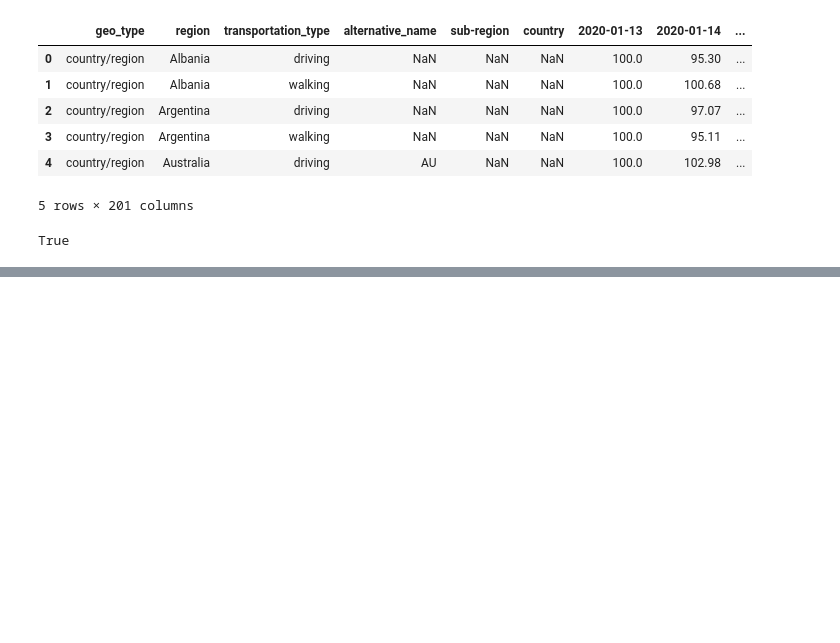
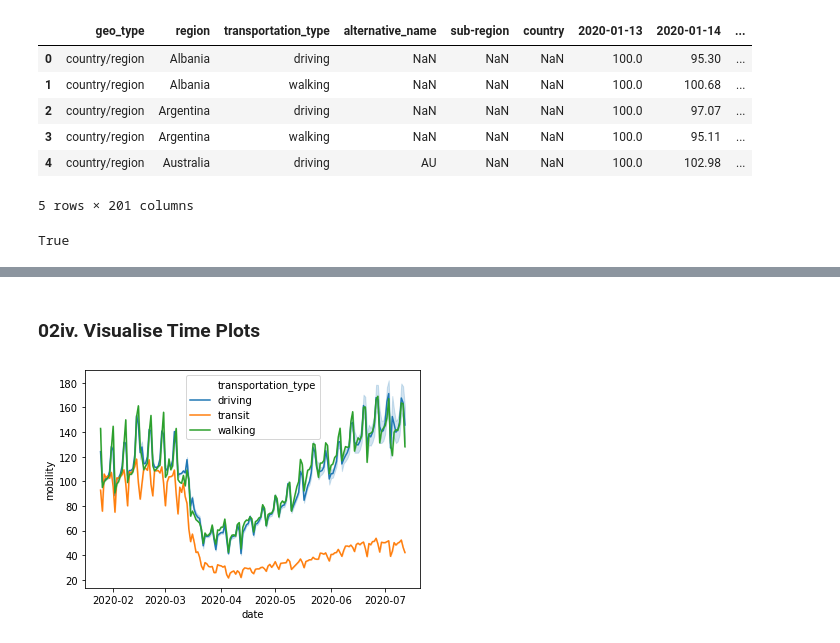
Before and after one commit to pillowtann/wwcode-covid-project, a Jupyter notebook: scripts/covid_EDA.ipynb, the cells around one changed output, grey strips where cells are left out. Saved outputs shown, nothing was run; the diff lists cells and outputs as text; code cells hidden in the pictures; blank space fills up the shorter version.

```diff
--- a/scripts/covid_EDA.ipynb
+++ b/scripts/covid_EDA.ipynb
@@ -104,0 +199,6 @@ KeyboardInterrupt:
+# %%
+factor_columns = ['cases', 'deaths', 'recovered', 'active', 'tested', 'hospitalized', 'discharged', 'icu']
+usa_covid_state_df = usa_covid_df[usa_covid_df['level']=='state']
+usa_covid_state_df = usa_covid_state_df[['state', 'date']+factor_columns].drop_duplicates()
+usa_covid_state_df = pd.melt(usa_covid_state_df, id_vars=['state', 'date'], value_vars=factor_columns)
+usa_covid_state_df
@@ -104,0 +219,7 @@ KeyboardInterrupt:
+# %%
+group_cols = ['geo_type', 'transportation_type', 'sub-region']
+usa_mobility_grouped = usa_mobility_df.groupby(group_cols).apply(lambda g: g.mean(skipna=False)).reset_index().rename(
+    columns={'level_3': 'date', 0: 'mobility'}).dropna(subset=['mobility']).reset_index(drop=True)
+usa_mobility_grouped
+# usa_mobility_grouped = pd.melt(usa_mobility_grouped, id_vars=group_cols, value_vars=[i for i in usa_mobility_grouped.columns if i not in group_cols])
+# usa_mobility_grouped.head()
@@ -104,0 +240,4 @@ KeyboardInterrupt:
+# %%
+usa_merged_data = usa_mobility_grouped.merge(usa_covid_state_df,
+    how = 'inner', left_on = ['sub-region','date'], right_on = ['state','date']
+)
@@ -104,0 +260,12 @@ KeyboardInterrupt:
+# %%
+usa_merged_data['date'] = pd.to_datetime(usa_merged_data['date'])
+# %% [markdown]
+### 02iv. Visualise Time Plots
+# %%
+# plot some interesting graphs
+filter_state = 'California'
+plot_df = usa_merged_data[usa_merged_data['state'] == filter_state]
+
+ax = sns.lineplot(x="date", y="mobility", hue="transportation_type", data=plot_df)
+# %% [output]
+[figure, added]
```
Also changed, not shown: parts of 23 cells of this notebook.
